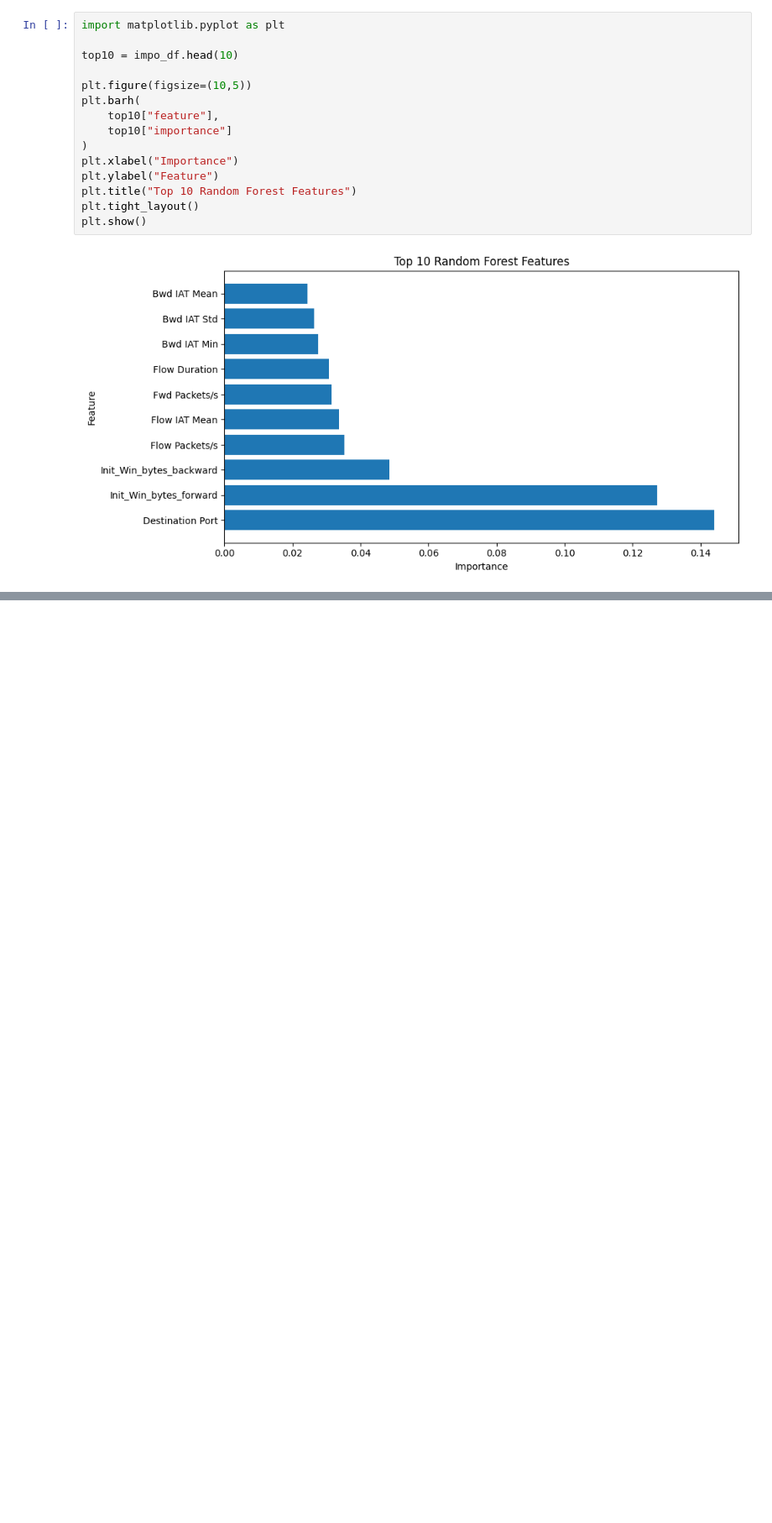
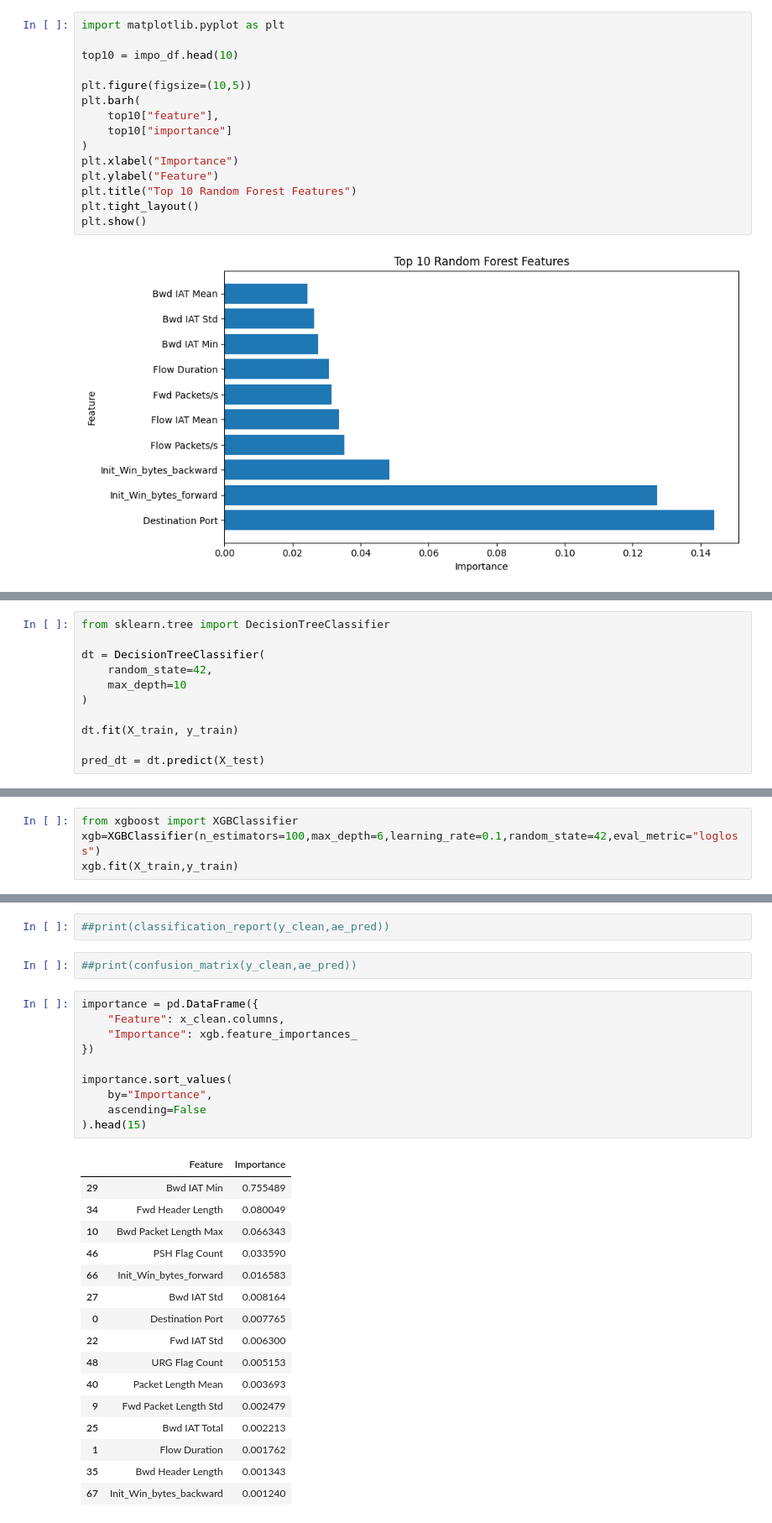
Before and after one commit to AdyashaNayak16/Intelligent-NIDS, a Jupyter notebook: data/cicids2017_analysis.ipynb, the cells around one changed output, grey strips where cells are left out. Shown at 84% size. Drawn from its saved outputs; the diff is of its cells as text; blank space fills up the shorter version.

```diff
--- a/data/cicids2017_analysis.ipynb
+++ b/data/cicids2017_analysis.ipynb
@@ -263,0 +493,11 @@ plt.show()
+# %%
+from sklearn.tree import DecisionTreeClassifier
+
+dt = DecisionTreeClassifier(
+    random_state=42,
+    max_depth=10
+)
+
+dt.fit(X_train, y_train)
+
+pred_dt = dt.predict(X_test)
@@ -263,0 +543,4 @@ plt.show()
+# %%
+from xgboost import XGBClassifier
+xgb=XGBClassifier(n_estimators=100,max_depth=6,learning_rate=0.1,random_state=42,eval_metric="logloss")
+xgb.fit(X_train,y_train)
@@ -263,0 +682,31 @@ plt.show()
+# %%
+##print(classification_report(y_clean,ae_pred))
+# %%
+##print(confusion_matrix(y_clean,ae_pred))
+# %%
+importance = pd.DataFrame({
+    "Feature": x_clean.columns,
+    "Importance": xgb.feature_importances_
+})
+
+importance.sort_values(
+    by="Importance",
+    ascending=False
+).head(15)
+# %% [output]
+|  | Feature | Importance |
+| 29 | Bwd IAT Min | 0.755489 |
+| 34 | Fwd Header Length | 0.080049 |
+| 10 | Bwd Packet Length Max | 0.066343 |
+| 46 | PSH Flag Count | 0.033590 |
+| 66 | Init_Win_bytes_forward | 0.016583 |
+| 27 | Bwd IAT Std | 0.008164 |
+| 0 | Destination Port | 0.007765 |
+| 22 | Fwd IAT Std | 0.006300 |
+| 48 | URG Flag Count | 0.005153 |
+| 40 | Packet Length Mean | 0.003693 |
+| 9 | Fwd Packet Length Std | 0.002479 |
+| 25 | Bwd IAT Total | 0.002213 |
+| 1 | Flow Duration | 0.001762 |
+| 35 | Bwd Header Length | 0.001343 |
+| 67 | Init_Win_bytes_backward | 0.001240 |
```
Also changed, not shown: parts of 55 cells of this notebook, 6 other files.
